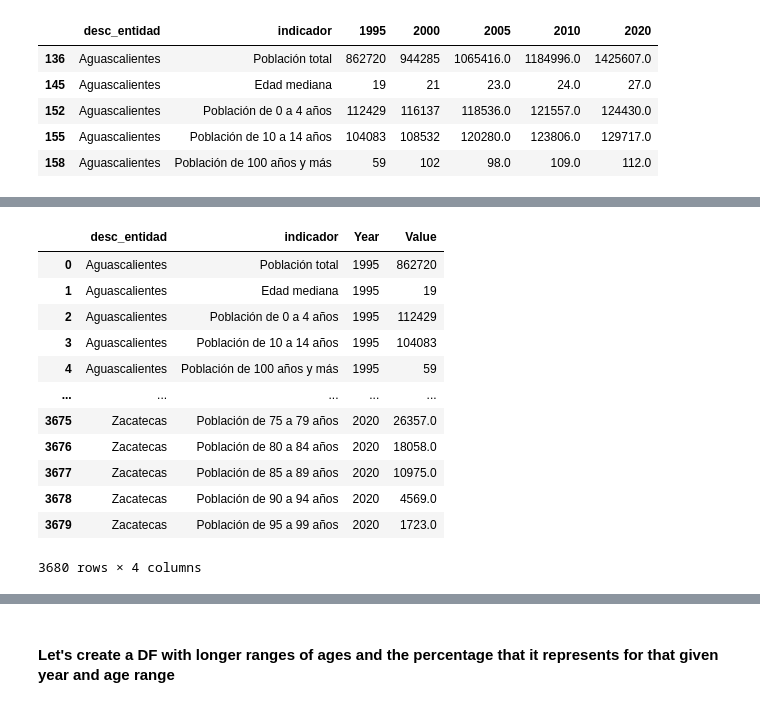
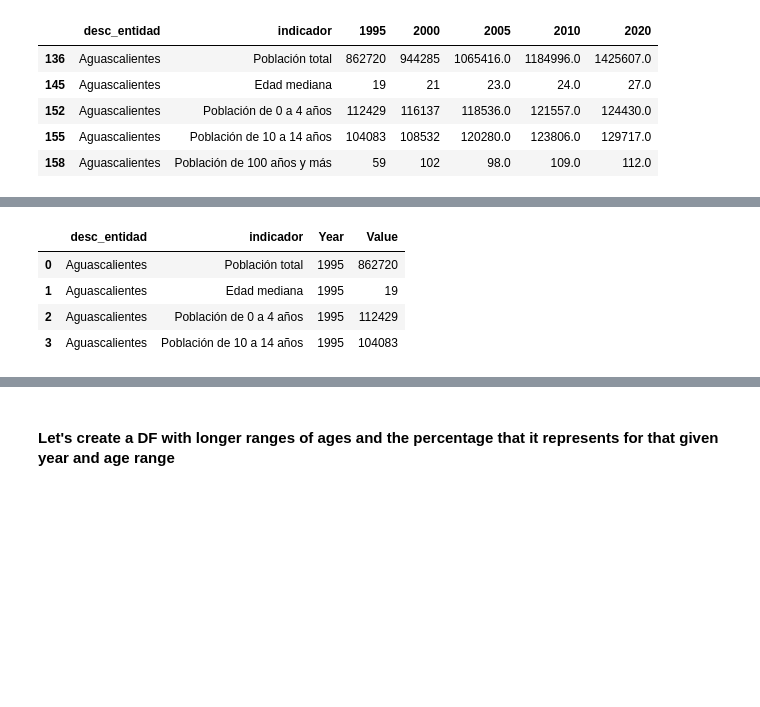
Before and after one commit to Mavedo/inegi, a Jupyter notebook: cleandata.ipynb, the cells around one changed output, grey strips where cells are left out. Saved outputs shown, nothing was run; the diff lists cells and outputs as text; code cells hidden in the pictures; blank space fills up the shorter version.

```diff
--- a/cleandata.ipynb
+++ b/cleandata.ipynb
@@ -177,21 +167,13 @@ memory usage: 46.0+ KB
 #Change the df from a wide format to a long format
 df_melted = db.melt(id_vars=['desc_entidad', 'indicador'], value_vars=['1995', '2000', '2005', '2010', '2020'], var_name='Year', value_name='Value')
 # %%
-df_melted
+df_melted.head(4)
 # %% [output]
 |  | desc_entidad | indicador | Year | Value |
 | 0 | Aguascalientes | Población total | 1995 | 862720 |
 | 1 | Aguascalientes | Edad mediana | 1995 | 19 |
 | 2 | Aguascalientes | Población de 0 a 4 años | 1995 | 112429 |
 | 3 | Aguascalientes | Población de 10 a 14 años | 1995 | 104083 |
-| 4 | Aguascalientes | Población de 100 años y más | 1995 | 59 |
-| ... | ... | ... | ... | ... |
-| 3675 | Zacatecas | Población de 75 a 79 años | 2020 | 26357.0 |
-| 3676 | Zacatecas | Población de 80 a 84 años | 2020 | 18058.0 |
-| 3677 | Zacatecas | Población de 85 a 89 años | 2020 | 10975.0 |
-| 3678 | Zacatecas | Población de 90 a 94 años | 2020 | 4569.0 |
-| 3679 | Zacatecas | Población de 95 a 99 años | 2020 | 1723.0 |
-3680 rows × 4 columns
 # %%
 df_pivoted = df_melted.pivot(columns='indicador', values='Value', index=['desc_entidad','Year'])
 # %%
```
Also changed, not shown: parts of 7 cells of this notebook.
